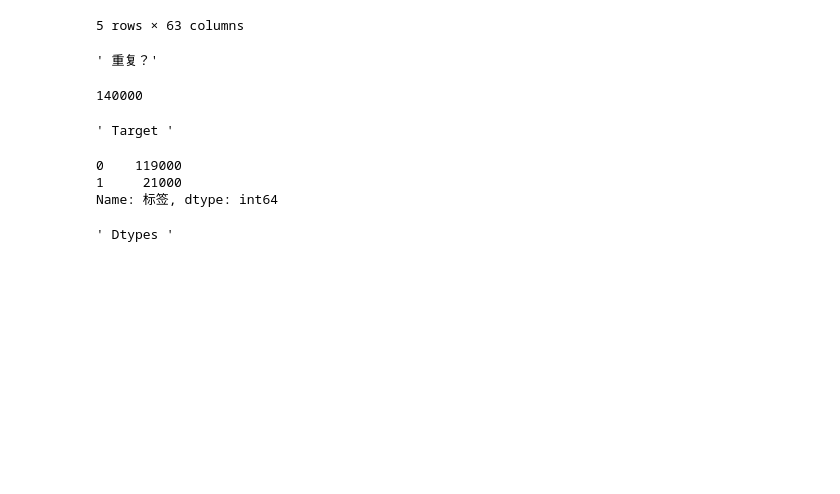
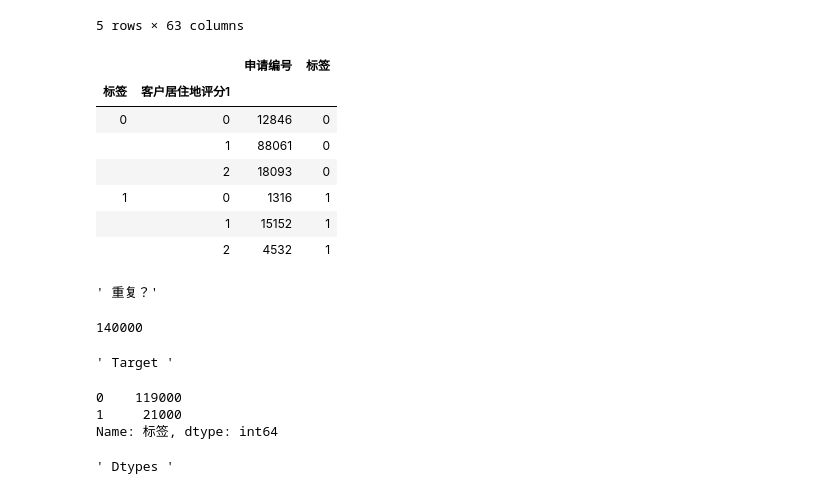
Before and after one commit to boyang-li/the-mission-cup, a Jupyter notebook: 0_eda.ipynb, the cells around one changed output. Drawn from its saved outputs; the diff is of its cells as text; code cells hidden in the pictures; blank space fills up the shorter version.

```diff
--- a/0_eda.ipynb
+++ b/0_eda.ipynb
@@ -172,6 +172,17 @@ d11.to_csv(f'./tmp/0_merge11.csv')
 | 3 | 3 | 0 | 0 | 464188.353140 | 16754.587069 | 409850.500944 | 7.0 | -16540 | 292204 | -970 | ... |
 | 4 | 5 | 0 | 0 | 434196.988738 | 16165.009200 | 394698.985793 | 7.0 | -17919 | -11037 | -9350 | ... |
 5 rows × 63 columns
+# %%
+d11.groupby(['标签', '客户居住地评分1']).agg({'申请编号':'count', '标签':'mean' })
+# %% [output]
+|  |  | 申请编号 | 标签 |
+| 标签 | 客户居住地评分1 |  |  |
+| 0 | 0 | 12846 | 0 |
+|  | 1 | 88061 | 0 |
+|  | 2 | 18093 | 0 |
+| 1 | 0 | 1316 | 1 |
+|  | 1 | 15152 | 1 |
+|  | 2 | 4532 | 1 |
 # %%
 ''' 重复？'''
 d11[uid].nunique()
```
Also changed, not shown: 1 other file.
